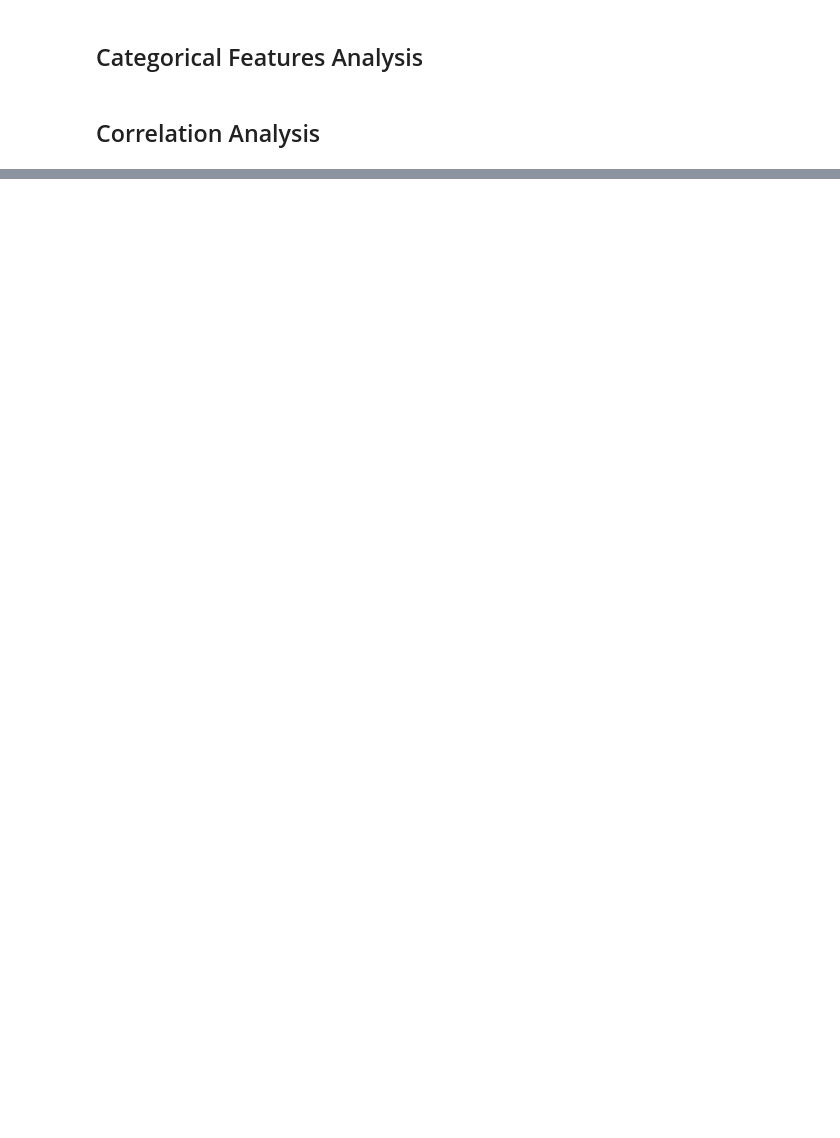
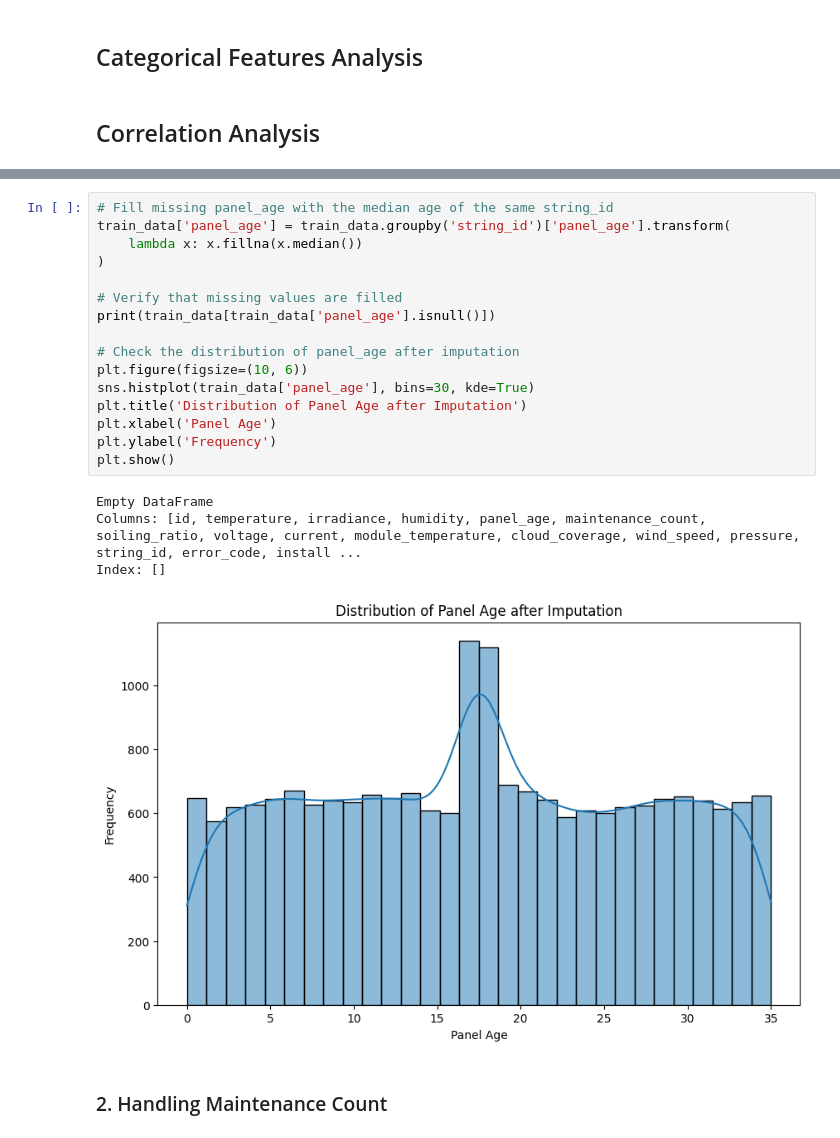
Before and after one commit to rxhulshxrmx/zelestra_challenge, a Jupyter notebook: data_analysis.ipynb, the cells around one changed output, grey strips where cells are left out. Cells and saved outputs as stored; diff of their text form; blank space fills up the shorter version.

Commit message:
Update data analysis notebook and add missing panel age visualization

```diff
--- a/data_analysis.ipynb
+++ b/data_analysis.ipynb
@@ -157,0 +213,23 @@ plt.show()
+# %%
+# Fill missing panel_age with the median age of the same string_id
+train_data['panel_age'] = train_data.groupby('string_id')['panel_age'].transform(
+    lambda x: x.fillna(x.median())
+)
+
+# Verify that missing values are filled
+print(train_data[train_data['panel_age'].isnull()])
+
+# Check the distribution of panel_age after imputation
+plt.figure(figsize=(10, 6))
+sns.histplot(train_data['panel_age'], bins=30, kde=True)
+plt.title('Distribution of Panel Age after Imputation')
+plt.xlabel('Panel Age')
+plt.ylabel('Frequency')
+plt.show()
+# %% [output]
+Empty DataFrame
+Columns: [id, temperature, irradiance, humidity, panel_age, maintenance_count, soiling_ratio, voltage, current, module_temperature, cloud_coverage, wind_speed, pressure, string_id, error_code, install ...
+Index: []
+[figure, added]
+# %% [markdown]
+### 2. Handling Maintenance Count
```
Also changed, not shown: parts of 17 cells of this notebook, 1 other file.
